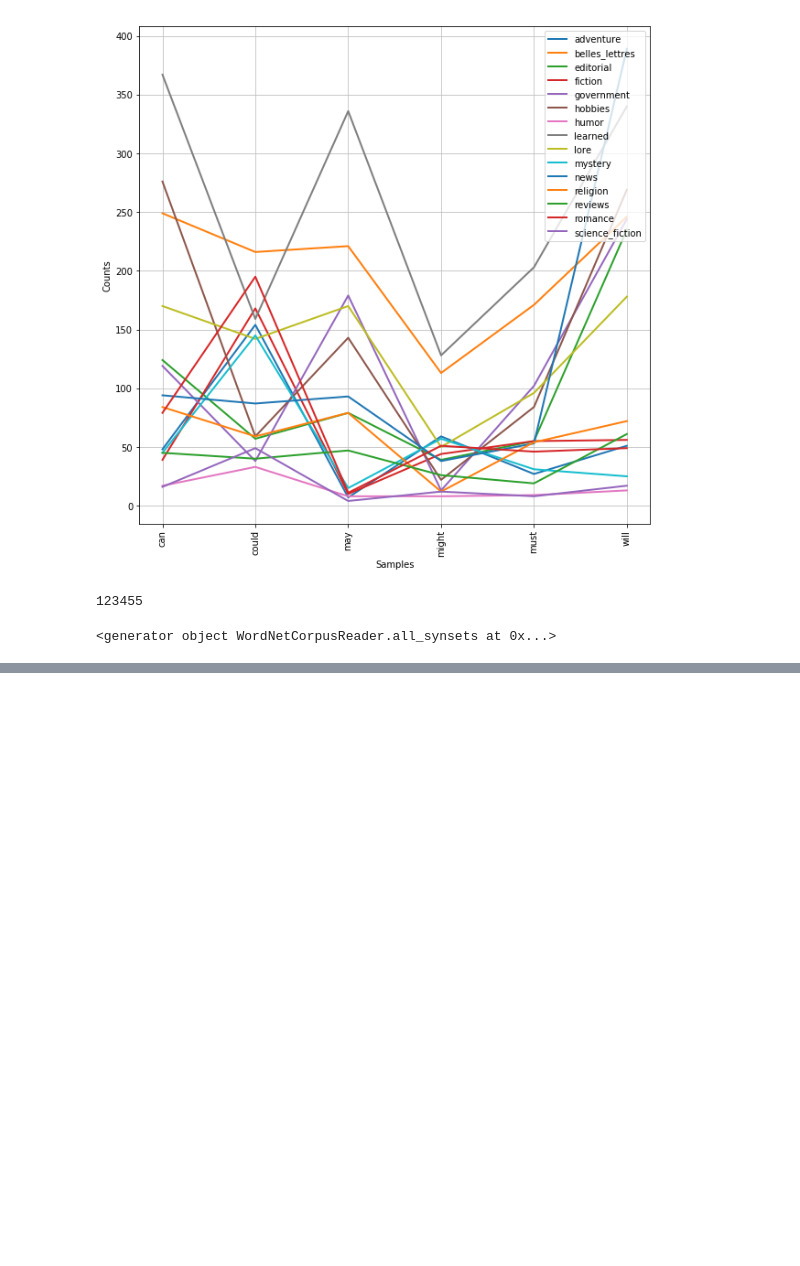
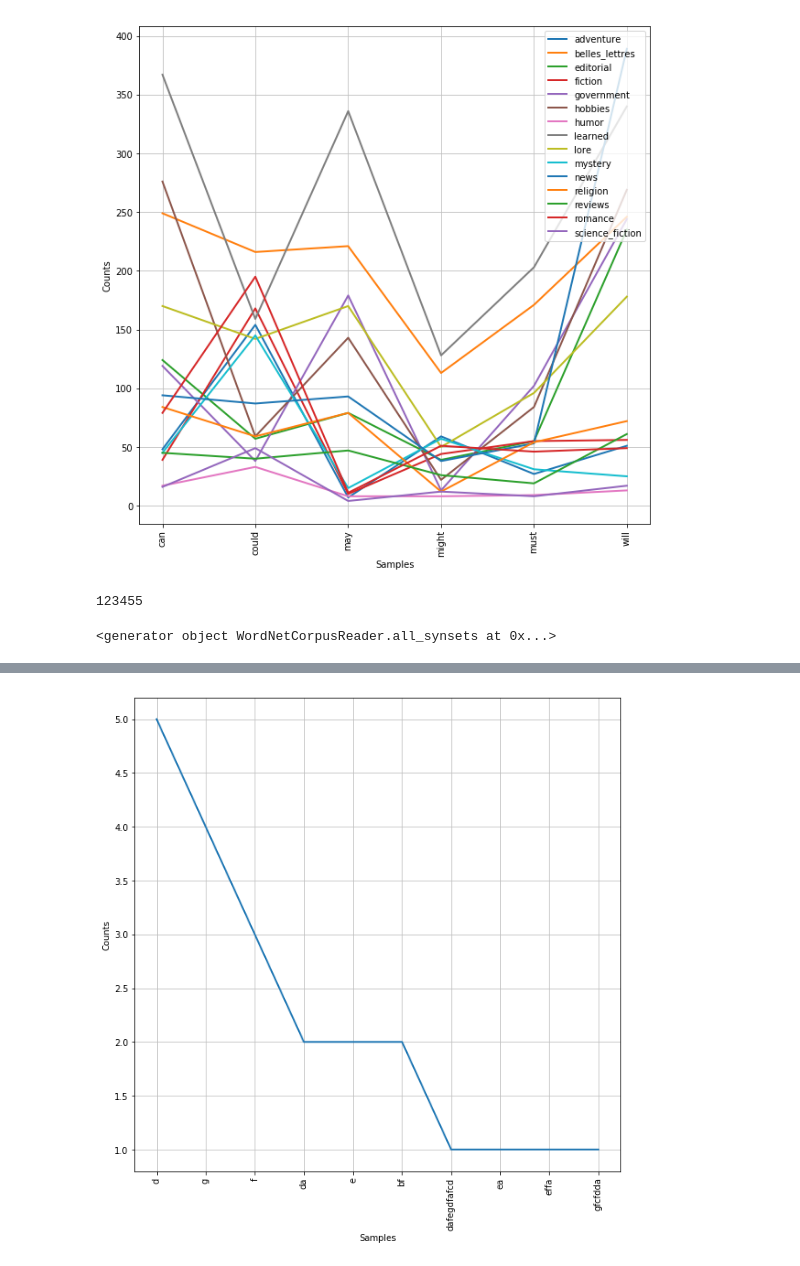
Before and after one commit to pureexe/natural-language-processing, a Jupyter notebook: week3_practice.ipynb, the cells around one changed output, grey strips where cells are left out. Drawn from its saved outputs; the diff is of its cells as text; code cells hidden in the pictures; blank space fills up the shorter version.

```diff
--- a/week3_practice.ipynb
+++ b/week3_practice.ipynb
@@ -115,0 +370,19 @@ wn.all_synsets('n')
+# %%
+from matplotlib.pylab import *
+%matplotlib inline
+plt.rcParams['figure.figsize'] = (10.0, 10.0)
+plt.rcParams.update({'font.size': 10})
+from nltk import FreqDist
+import random
+from nltk.tokenize import word_tokenize
+
+string = ''
+for i in range(1000):
+    for char in random.choice('abcdefg '):
+        string += char
+
+tokens = word_tokenize(string)
+fdist = FreqDist([w.lower() for w in tokens if w.isalpha()])
+fdist.plot(10)
+# %% [output]
+[figure, added]
```
Also changed, not shown: parts of 24 cells of this notebook, 2 other files.
